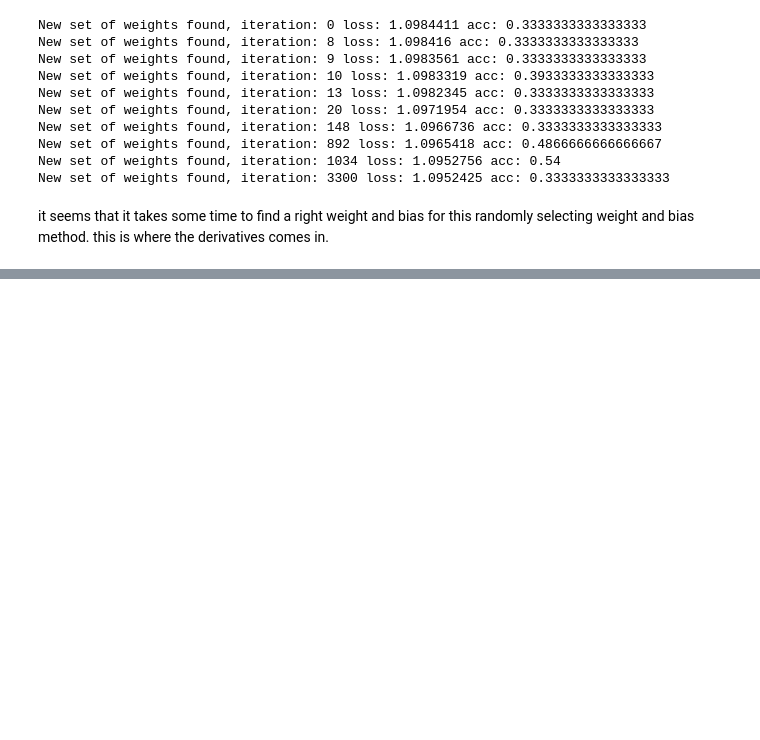
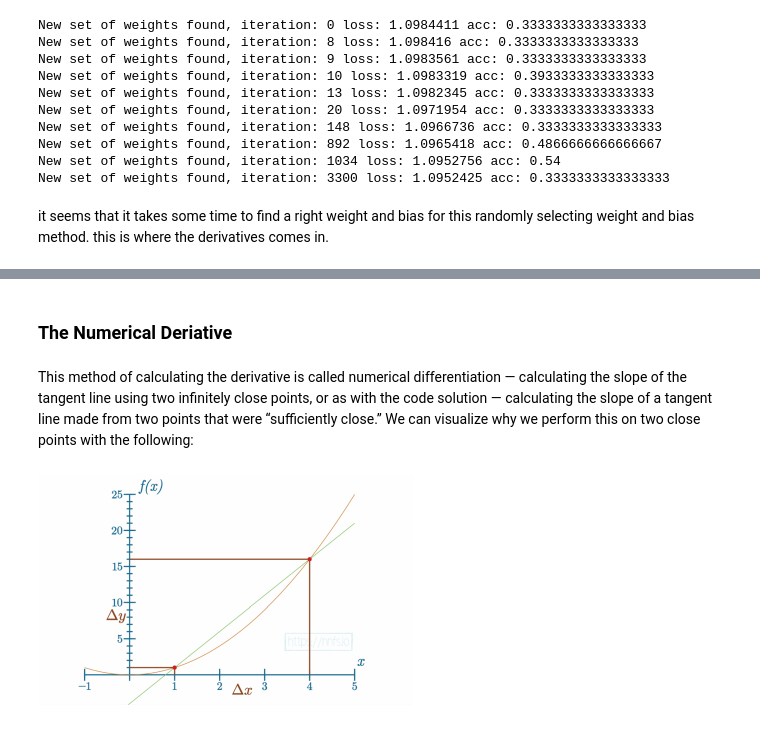
Before and after one commit to charu11/Neural-Networks-from-Scratch, a Jupyter notebook: Neural_networks_from_scratch.ipynb, the cells around one changed output, grey strips where cells are left out. Saved outputs shown, nothing was run; the diff lists cells and outputs as text; code cells hidden in the pictures; blank space fills up the shorter version.

```diff
--- a/Neural_networks_from_scratch.ipynb
+++ b/Neural_networks_from_scratch.ipynb
@@ -1139,0 +1203,11 @@ it seems that it takes some time to find a right weight and bias for this random
+# %% [markdown]
+### The Numerical Deriative
+# %% [markdown]
+This method of calculating the derivative is called numerical differentiation — calculating the
+slope of the tangent line using two infinitely close points, or as with the code solution —
+calculating the slope of a tangent line made from two points that were “sufficiently close.” We
+can visualize why we perform this on two close points with the following:
+# %%
+Image('/content/drive/MyDrive/Neural Networks from Scratch/ch07_01.PNG')
+# %% [output]
+[figure, added]
```
Also changed, not shown: parts of 21 cells of this notebook.
